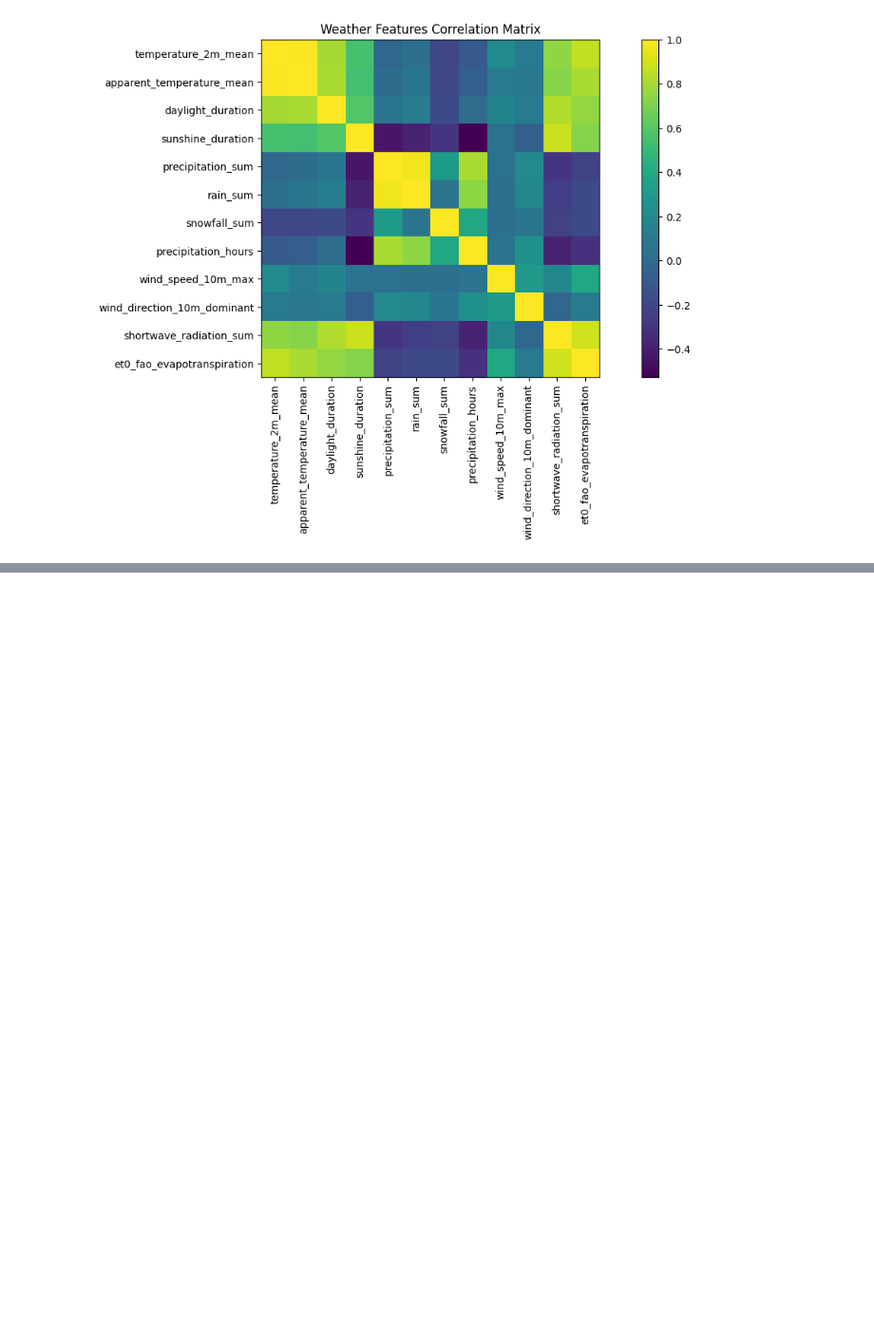
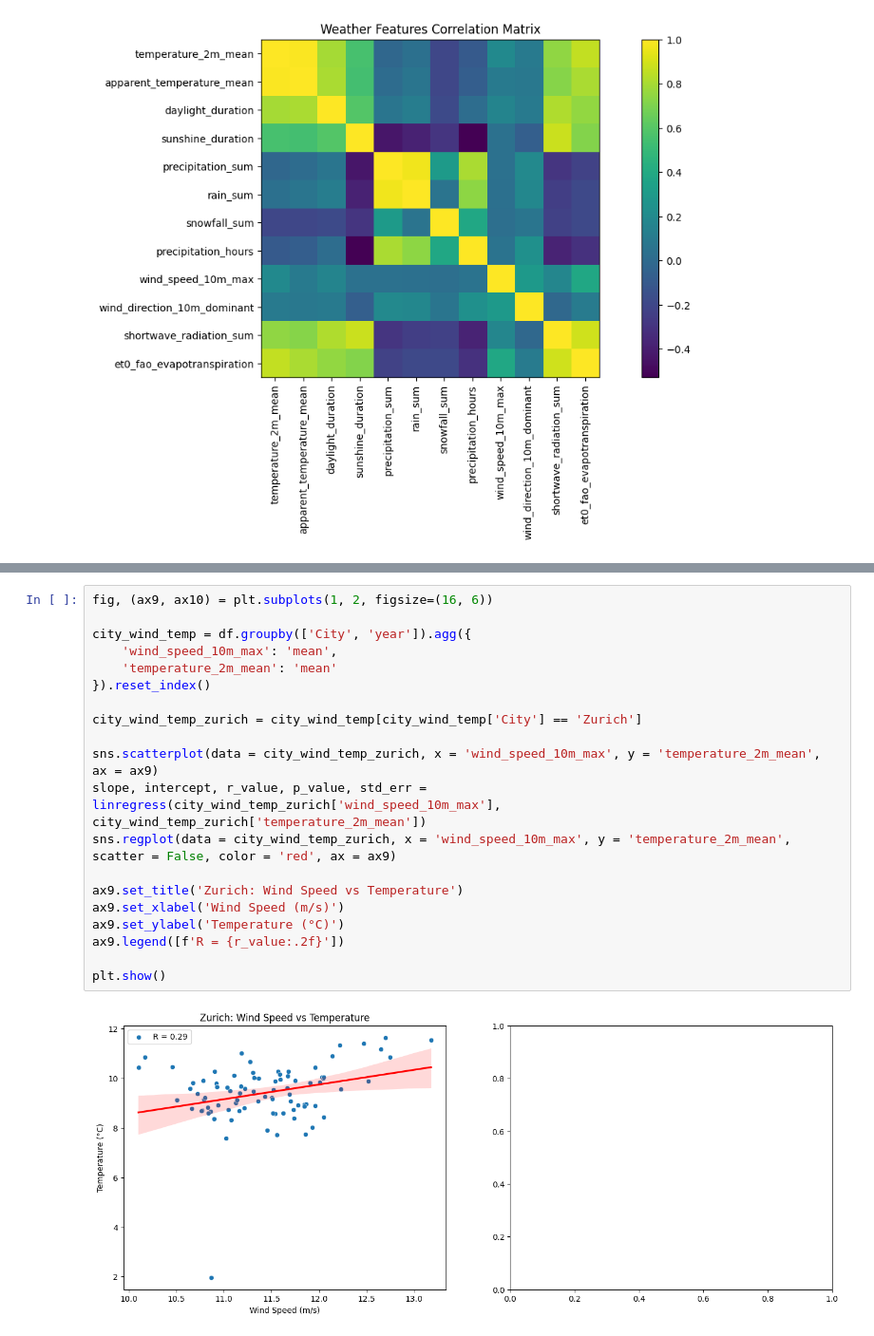
Before and after one commit to Jaffels/CIP_FS25_111, a Jupyter notebook: Nhat.ipynb, the cells around one changed output, grey strips where cells are left out. Shown at 95% size. Drawn from its saved outputs; the diff is of its cells as text; blank space fills up the shorter version.

```diff
--- a/Nhat.ipynb
+++ b/Nhat.ipynb
@@ -232,0 +268,22 @@ plt.show()
+# %%
+fig, (ax9, ax10) = plt.subplots(1, 2, figsize=(16, 6))
+
+city_wind_temp = df.groupby(['City', 'year']).agg({
+    'wind_speed_10m_max': 'mean',
+    'temperature_2m_mean': 'mean'
+}).reset_index()
+
+city_wind_temp_zurich = city_wind_temp[city_wind_temp['City'] == 'Zurich']
+
+sns.scatterplot(data = city_wind_temp_zurich, x = 'wind_speed_10m_max', y = 'temperature_2m_mean', ax = ax9)
+slope, intercept, r_value, p_value, std_err = linregress(city_wind_temp_zurich['wind_speed_10m_max'], city_wind_temp_zurich['temperature_2m_mean'])
+sns.regplot(data = city_wind_temp_zurich, x = 'wind_speed_10m_max', y = 'temperature_2m_mean', scatter = False, color = 'red', ax = ax9)
+
+ax9.set_title('Zurich: Wind Speed vs Temperature')
+ax9.set_xlabel('Wind Speed (m/s)')
+ax9.set_ylabel('Temperature (°C)')
+ax9.legend([f'R = {r_value:.2f}'])
+
+plt.show()
+# %% [output]
+[figure, added]
```
Also changed, not shown: parts of 10 cells of this notebook.
